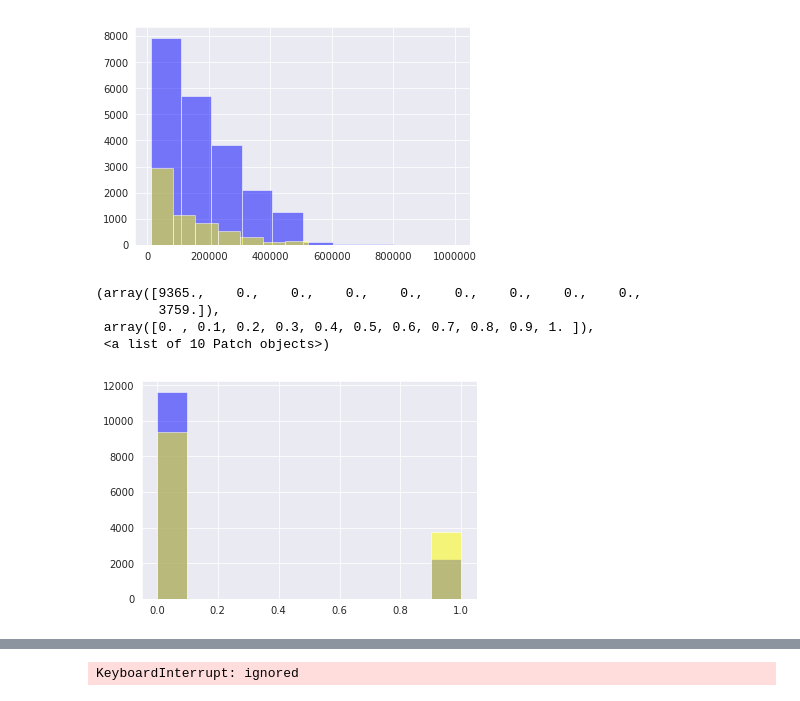
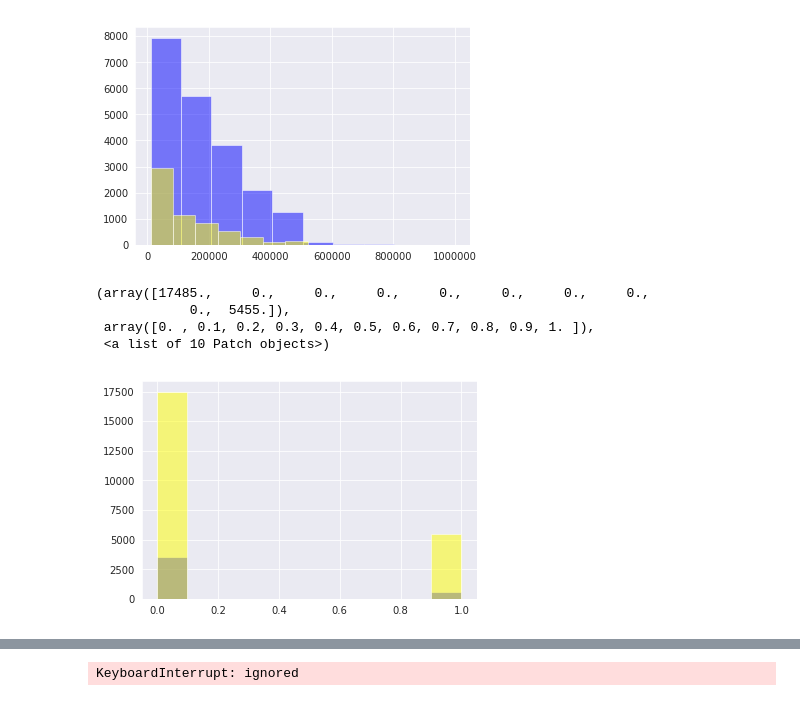
Before and after one commit to takumi5757/git_probspace, a Jupyter notebook: credit_compe.ipynb, the cells around one changed output, grey strips where cells are left out. Saved outputs shown, nothing was run; the diff lists cells and outputs as text; code cells hidden in the pictures.

```diff
--- a/credit_compe.ipynb
+++ b/credit_compe.ipynb
@@ -104,12 +108,11 @@ plt.hist(train[train["target"] == 1]["credit"], alpha = 0.5, color = 'yellow')
  <a list of 10 Patch objects>)
 [figure]
 # %%
-plt.hist(train[train["credit"] > 130000]["target"], alpha = 0.5, color = 'blue')
-plt.hist(train[train["credit"] <= 130000]["target"], alpha = 0.5, color = 'yellow')
-#payment_9=0だとtarget=0の可能性が高い
+plt.hist(train[train["credit"] > 300000]["target"], alpha = 0.5, color = 'blue')
+plt.hist(train[train["credit"] <= 300000]["target"], alpha = 0.5, color = 'yellow')
 # %% [output]
-(array([9365.,    0.,    0.,    0.,    0.,    0.,    0.,    0.,    0.,
-        3759.]),
+(array([17485.,     0.,     0.,     0.,     0.,     0.,     0.,     0.,
+            0.,  5455.]),
  array([0. , 0.1, 0.2, 0.3, 0.4, 0.5, 0.6, 0.7, 0.8, 0.9, 1. ]),
  <a list of 10 Patch objects>)
-[figure, old version]
+[figure, new version]
```
Also changed, not shown: parts of 18 cells of this notebook.
